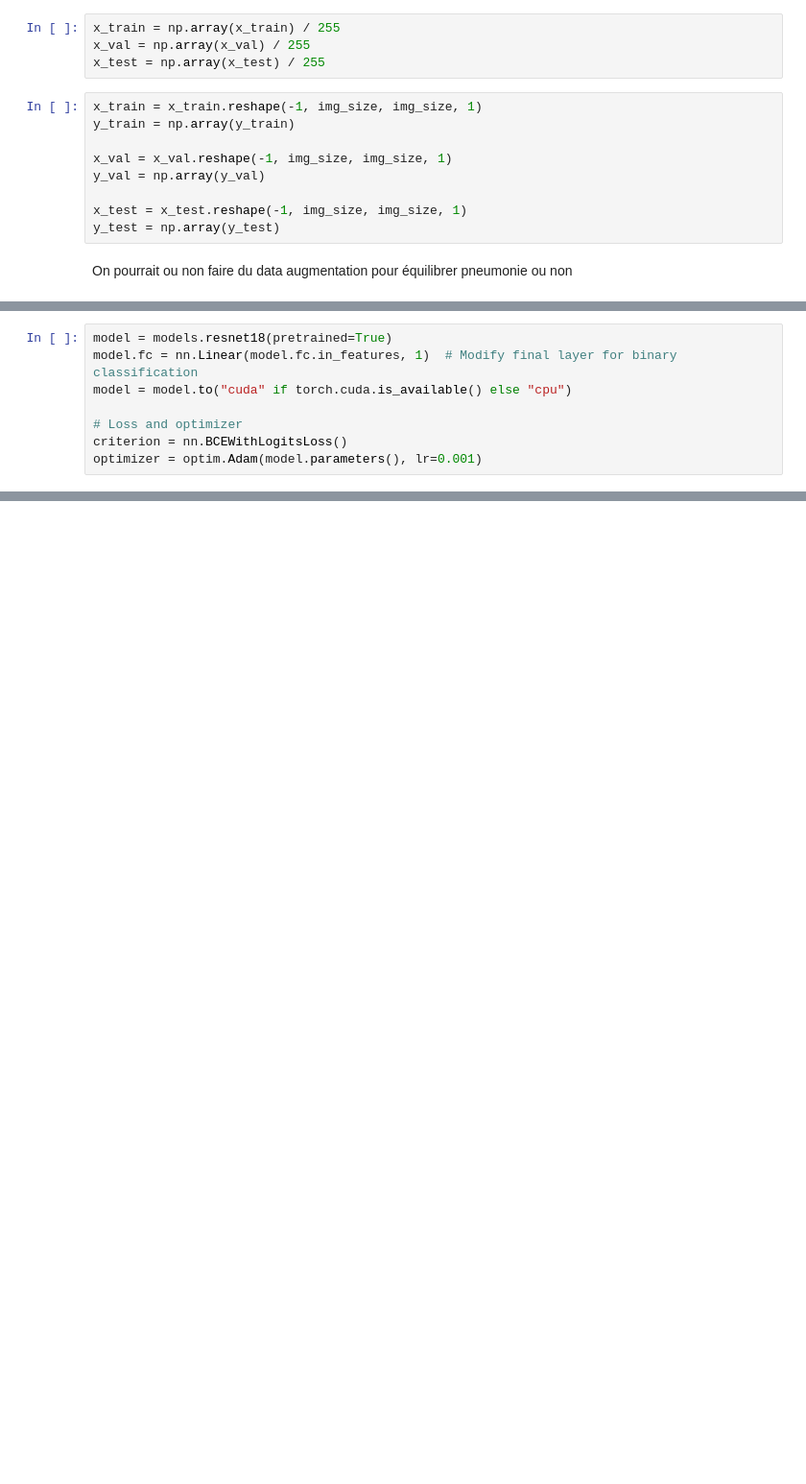
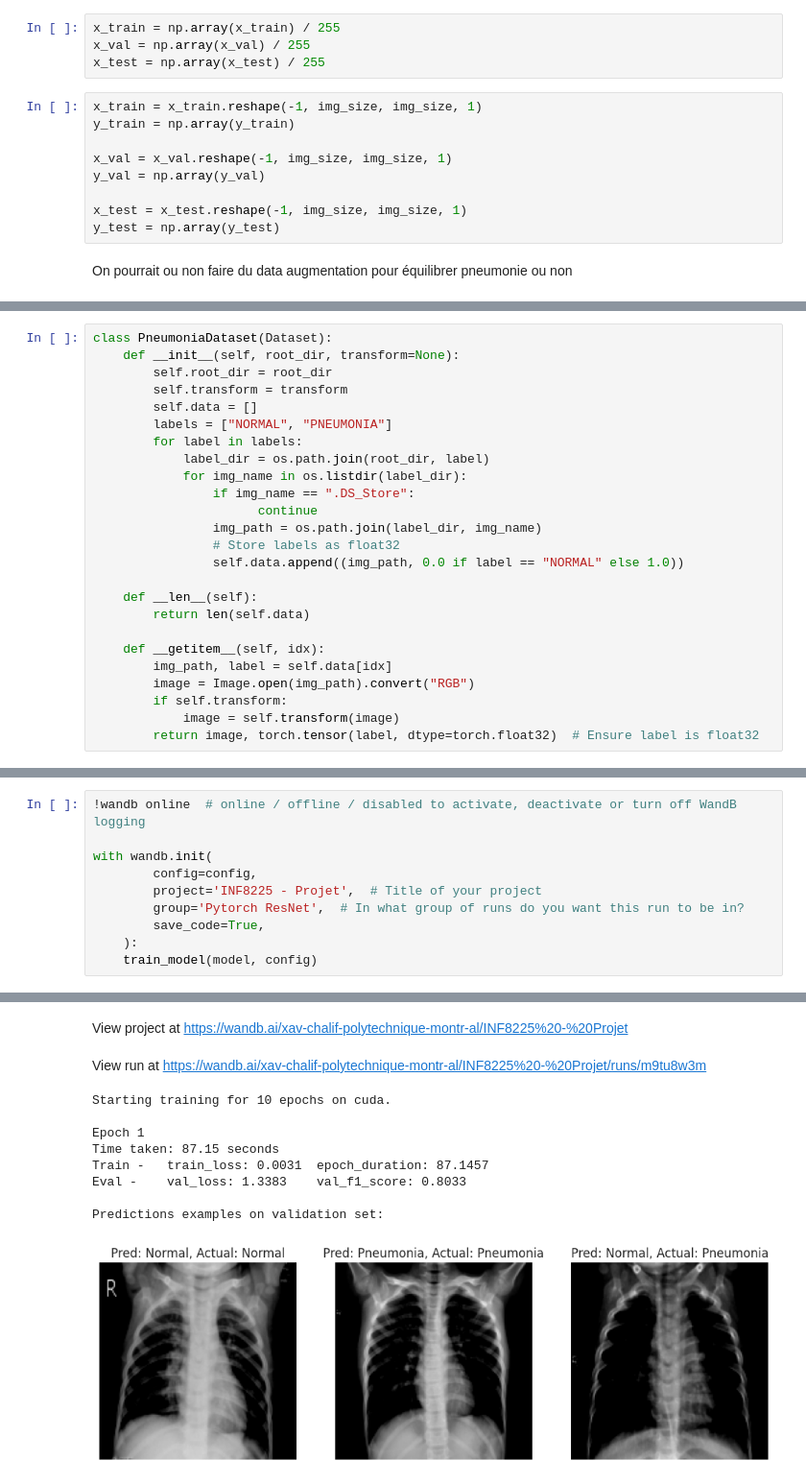
Before and after one commit to xavchalif/INF8225-Projet, a Jupyter notebook: ResNet.ipynb, the cells around one changed output, grey strips where cells are left out. Shown at 96% size. Drawn from its saved outputs; the diff is of its cells as text; blank space fills up the shorter version.

```diff
--- a/ResNet.ipynb
+++ b/ResNet.ipynb
@@ -143,8 +189,0 @@ wandb.init(project="pneumonia-classification-resnet")
-# %%
-model = models.resnet18(pretrained=True)
-model.fc = nn.Linear(model.fc.in_features, 1)  # Modify final layer for binary classification
-model = model.to("cuda" if torch.cuda.is_available() else "cpu")
-
-# Loss and optimizer
-criterion = nn.BCEWithLogitsLoss()
-optimizer = optim.Adam(model.parameters(), lr=0.001)
@@ -174,0 +312,25 @@ wandb.finish()
+# %%
+class PneumoniaDataset(Dataset):
+    def __init__(self, root_dir, transform=None):
+        self.root_dir = root_dir
+        self.transform = transform
+        self.data = []
+        labels = ["NORMAL", "PNEUMONIA"]
+        for label in labels:
+            label_dir = os.path.join(root_dir, label)
+            for img_name in os.listdir(label_dir):
+                if img_name == ".DS_Store":
+                      continue
+                img_path = os.path.join(label_dir, img_name)
+                # Store labels as float32
+                self.data.append((img_path, 0.0 if label == "NORMAL" else 1.0))
+
+    def __len__(self):
+        return len(self.data)
+
+    def __getitem__(self, idx):
+        img_path, label = self.data[idx]
+        image = Image.open(img_path).convert("RGB")
+        if self.transform:
+            image = self.transform(image)
+        return image, torch.tensor(label, dtype=torch.float32)  # Ensure label is float32
@@ -174,0 +413,11 @@ wandb.finish()
+# %%
+!wandb online  # online / offline / disabled to activate, deactivate or turn off WandB logging
+
+with wandb.init(
+        config=config,
+        project='INF8225 - Projet',  # Title of your project
+        group='Pytorch ResNet',  # In what group of runs do you want this run to be in?
+        save_code=True,
+    ):
+    train_model(model, config)
+# %% [output]
@@ -174,0 +428,11 @@ wandb.finish()
+View project at https://wandb.ai/xav-chalif-polytechnique-montr-al/INF8225%20-%20Projet
+View run at https://wandb.ai/xav-chalif-polytechnique-montr-al/INF8225%20-%20Projet/runs/m9tu8w3m
+Starting training for 10 epochs on cuda.
+
+Epoch 1
+Time taken: 87.15 seconds
+Train -   train_loss: 0.0031  epoch_duration: 87.1457
+Eval -    val_loss: 1.3383    val_f1_score: 0.8033
+
+Predictions examples on validation set:
+[figure, added]
```
Also changed, not shown: parts of 26 cells of this notebook, 1 other file.
